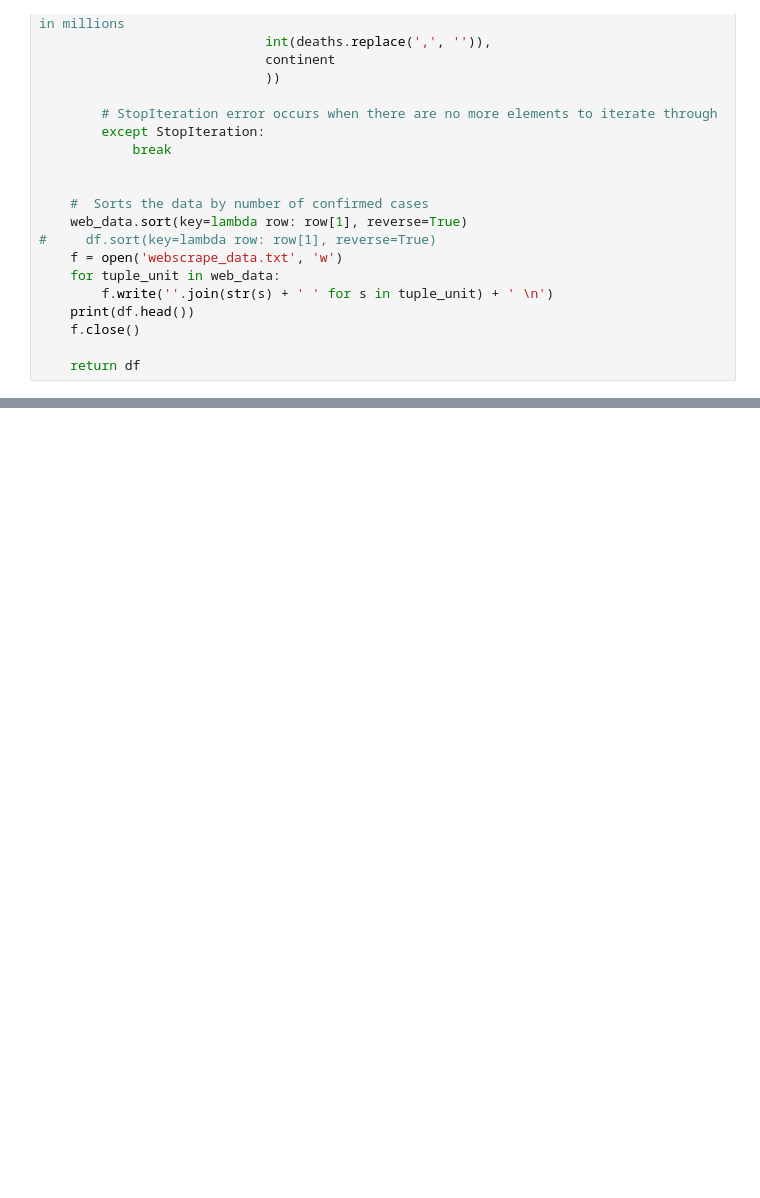
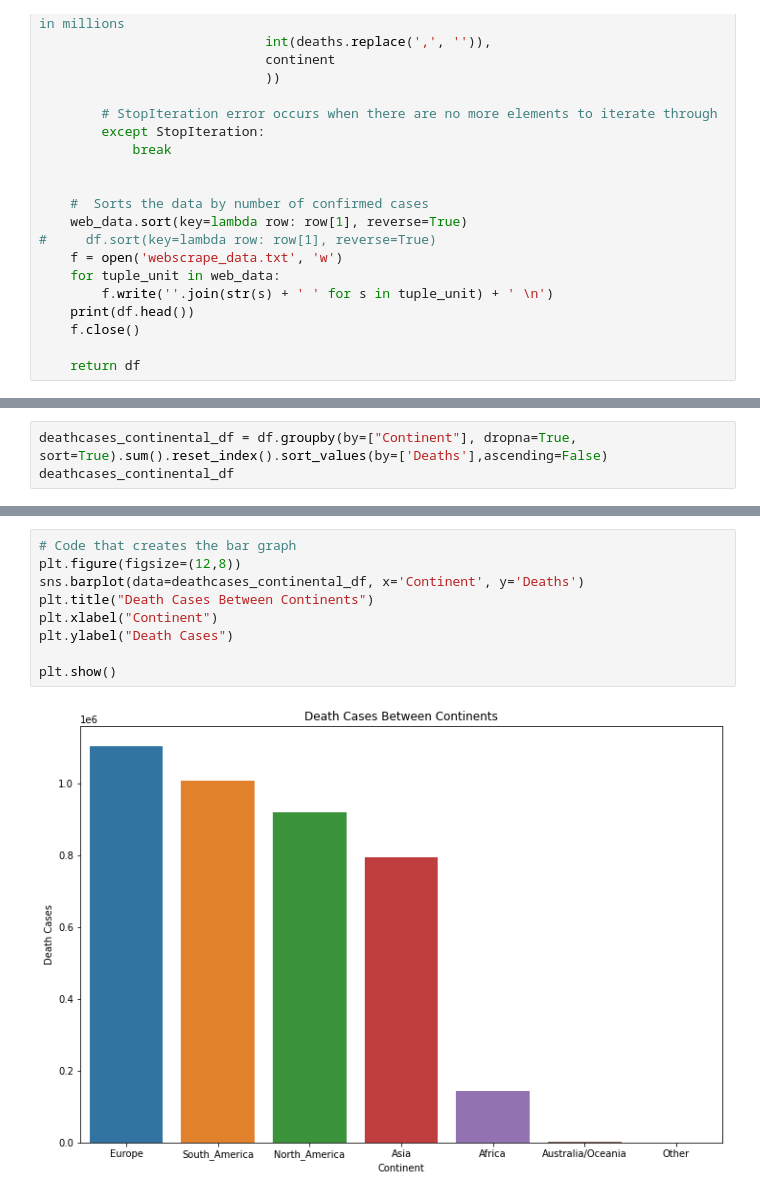
Before and after one commit to dynguy/Coronavirus_Scrap, a Jupyter notebook: Coronavirus_Scrape.ipynb, the cells around one changed output, grey strips where cells are left out. Drawn from its saved outputs; the diff is of its cells as text; blank space fills up the shorter version.

```diff
--- a/Coronavirus_Scrape.ipynb
+++ b/Coronavirus_Scrape.ipynb
@@ -121,0 +223,3 @@ temp.head(10)
+# %%
+deathcases_continental_df = df.groupby(by=["Continent"], dropna=True, sort=True).sum().reset_index().sort_values(by=['Deaths'],ascending=False)
+deathcases_continental_df
@@ -121,0 +235,11 @@ temp.head(10)
+# %%
+# Code that creates the bar graph
+plt.figure(figsize=(12,8))
+sns.barplot(data=deathcases_continental_df, x='Continent', y='Deaths')
+plt.title("Death Cases Between Continents")
+plt.xlabel("Continent")
+plt.ylabel("Death Cases")
+
+plt.show()
+# %% [output]
+[figure, added]
```
Also changed, not shown: parts of 22 cells of this notebook, 2 other files.
